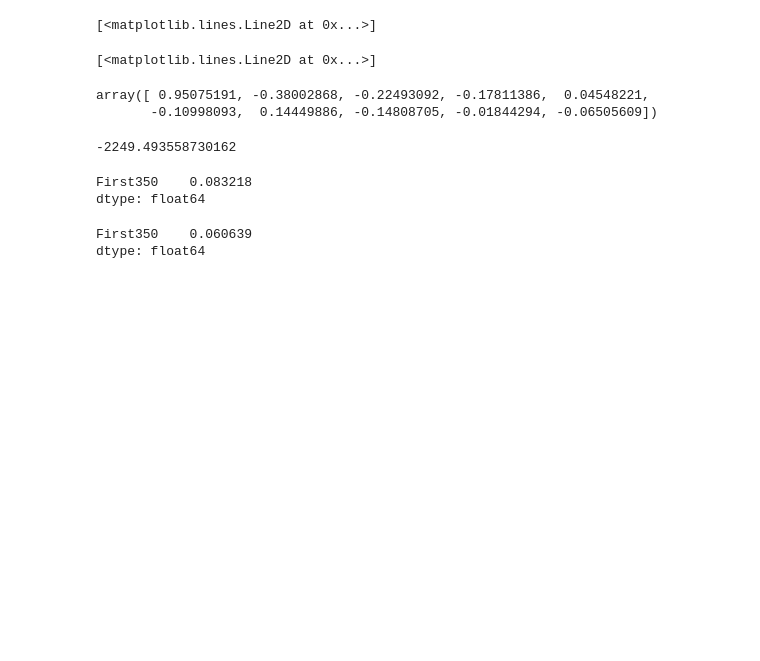
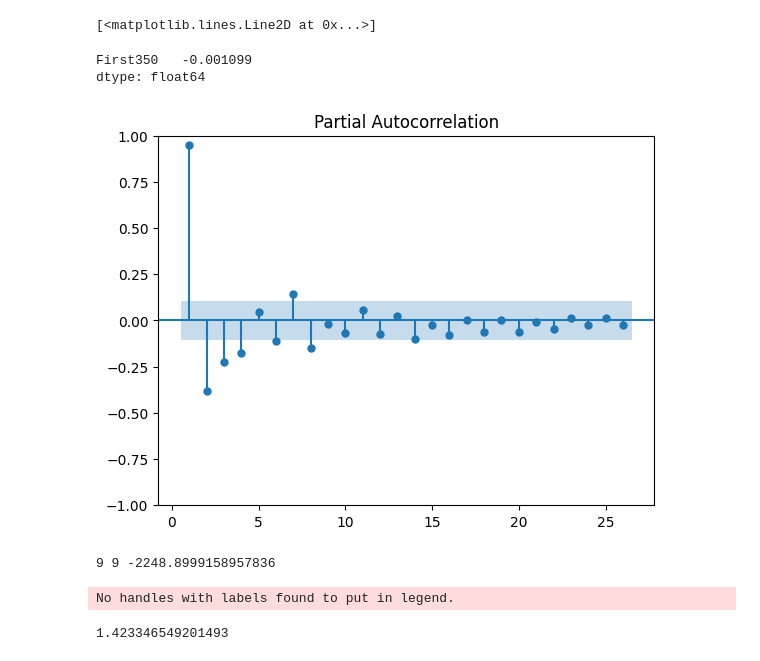
Before and after one commit to anestiskaim11/time-series-analysis, a Jupyter notebook: team1/first350.ipynb, the cells around one changed output. Saved outputs shown, nothing was run; the diff lists cells and outputs as text; code cells hidden in the pictures; blank space fills up the shorter version.

Commit message:
Finish linear analysis for first350

```diff
--- a/team1/first350.ipynb
+++ b/team1/first350.ipynb
@@ -434,11 +433,7 @@ plt.plot(ma)
 # %%
 diffs = np.log(pd.DataFrame(ma, columns=['First350'])).diff().bfill()
 plt.plot(diffs)
+np.mean(diffs)
 # %% [output]
-[<matplotlib.lines.Line2D at 0x...>]
+First350   -0.001099
+dtype: float64
-# %%
-get_acf(diffs)
-get_pacf(diffs)
-# %% [output]
-array([ 0.95075191, -0.38002868, -0.22493092, -0.17811386,  0.04548221,
-       -0.10998093,  0.14449886, -0.14808705, -0.01844294, -0.06505609])
@@ -448,5 +439,0 @@ q = 0 # order of the MA component.
-# %%
-_, _, _, _, aic = fit_arima_model(diffs, p=p, q=q, d=1)
-aic
-# %% [output]
--2249.493558730162
@@ -457,0 +440,5 @@ test_set = values[upper_bound:-1]
+# %%
+plot_acf(diffs, zero=False)
+plot_pacf(diffs, zero=False)
+# %% [output]
+[figure, added]
@@ -457,0 +456,4 @@ test_set = values[upper_bound:-1]
+# %%
+print(p, q, aic)
+# %% [output]
+9 9 -2248.8999158957836
@@ -458,19 +464,8 @@ test_set = values[upper_bound:-1]
 # %%
-training_bound1 = 250
-training_set1 = diffs[upper_bound-training_bound1:upper_bound]
-summary, fittedvalues, resid, model, model.aic = fit_arima_model(training_set1, p=p, q=0, d=1)
-# plt.plot(fittedvalues)
+training_set1 = ma[:n-test_num1]
+summary, fittedvalues, resid, model, model.aic = fit_arima_model(training_set1, p=p, q=q, d=1, show=True)
 get_nrmse(training_set1, fittedvalues)
 # %% [output]
-First350    0.083218
-dtype: float64
+No handles with labels found to put in legend.
+1.423346549201493
-# %%
-training_bound2 = 280
-training_set2 = diffs[upper_bound-training_bound2:upper_bound]
-summary, fittedvalues, resid, model, model.aic = fit_arima_model(training_set2, p=p, q=0, d=1)
-# plt.plot(fittedvalues)
-get_nrmse(training_set2, fittedvalues)
-# %% [output]
-First350    0.060639
-dtype: float64
 # %%
```
Also changed, not shown: parts of 7 cells of this notebook.
